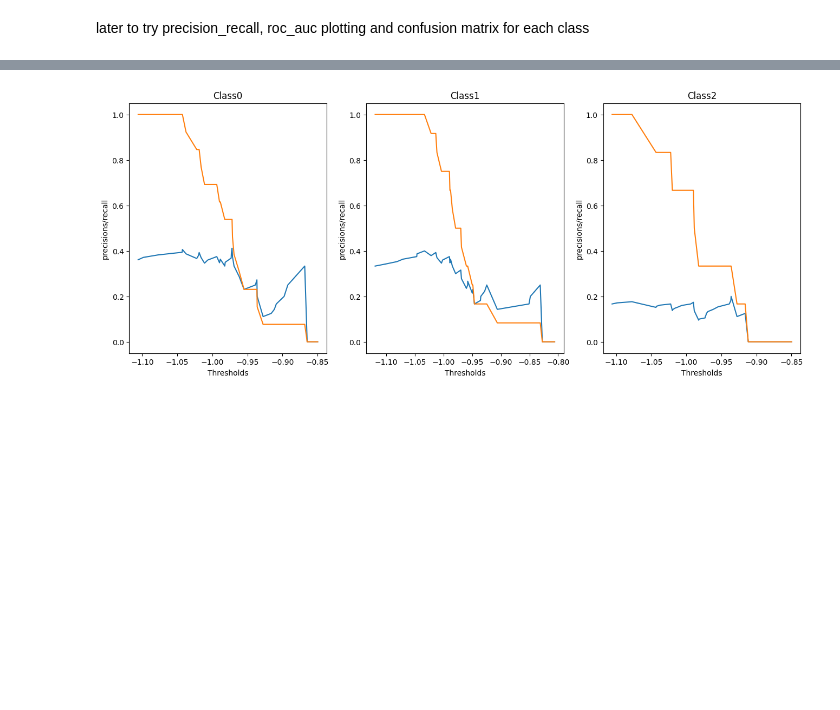
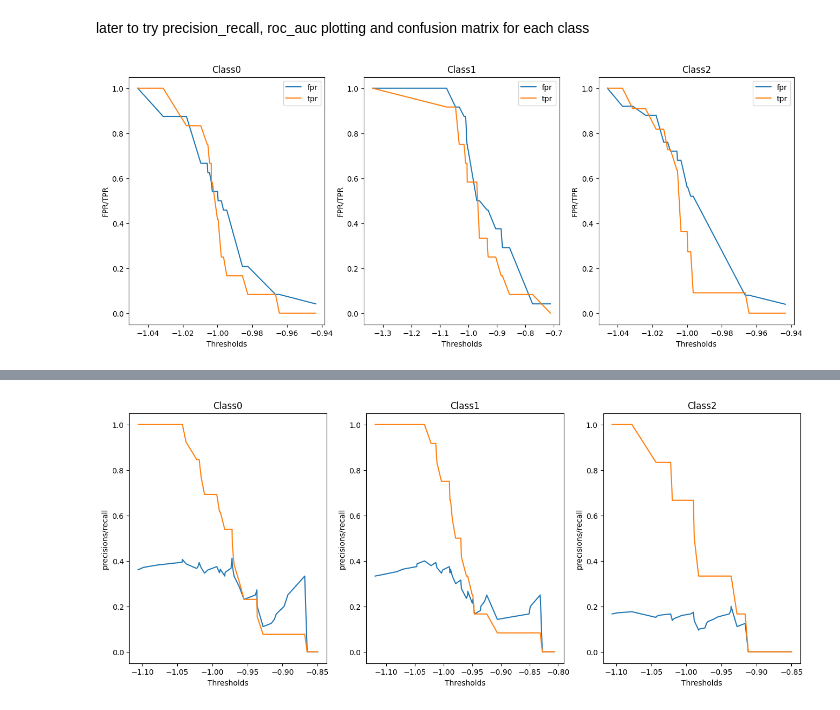
Before and after one commit to Prashant-Bista/SVM, a Jupyter notebook: wine_class.ipynb, the cells around one changed output, grey strips where cells are left out. Saved outputs shown, nothing was run; the diff lists cells and outputs as text; code cells hidden in the pictures; blank space fills up the shorter version.

Commit message:
added dataset and did some visualization

```diff
--- a/wine_class.ipynb
+++ b/wine_class.ipynb
@@ -205,3 +205,37 @@ precisions1,recalls1,thresholds1=precision_recall_curve(testy1,decs1)
 model.fit(trainx,trainy0)
 decs2=model.decision_function(testx)
 precisions2,recalls2,thresholds2=precision_recall_curve(testy2,decs2)
+
+fpr0,tpr0,thresholdsroc0=roc_curve(testy0,decs0)
+fpr1,tpr1,thresholdsroc1=roc_curve(testy1,decs1)
+fpr2,tpr2,thresholdsroc2=roc_curve(testy2,decs2)
+# %%
+fig,axes=plt.subplots(ncols=3,figsize=(16,6))
+
+plt.sca(axes[0])
+plt.plot(thresholdsroc0,fpr0,label="fpr")
+plt.plot(thresholdsroc0,tpr0,label="tpr")
+plt.xlabel("Thresholds")
+plt.legend()
+plt.ylabel("FPR/TPR")
+plt.title("Class0")
+
+plt.sca(axes[1])
+plt.plot(thresholdsroc1,fpr1,label="fpr")
+plt.plot(thresholdsroc1,tpr1,label="tpr")
+plt.xlabel("Thresholds")
+plt.ylabel("FPR/TPR")
+plt.legend()
+plt.title("Class1")
+
+plt.sca(axes[2])
+plt.plot(thresholdsroc2,fpr2,label="fpr")
+plt.plot(thresholdsroc2,tpr2,label="tpr")
+plt.xlabel("Thresholds")
+plt.ylabel("FPR/TPR")
+plt.legend()
+plt.title("Class2")
+
+plt.show()
+# %% [output]
+[figure, added]
```
Also changed, not shown: parts of 1 cell of this notebook, 3 other files.
